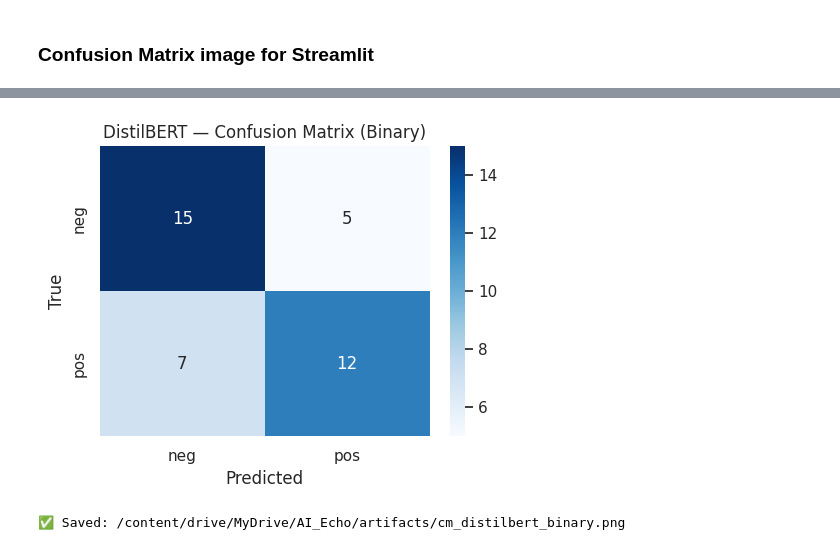
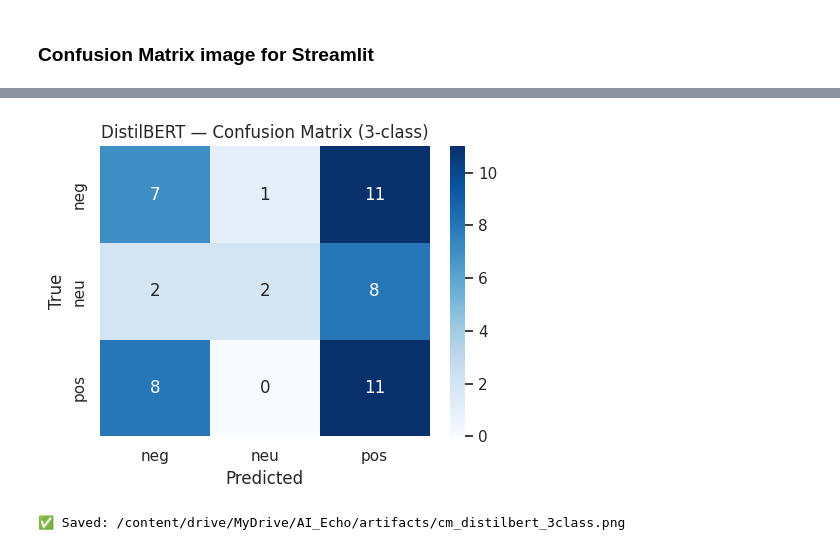
Before and after one commit to Ashwin300501/AI_Echo, a Jupyter notebook: AI_Echo_Sentiment_EDA.ipynb, the cells around one changed output, grey strips where cells are left out. Cells and saved outputs as stored; diff of their text form; code cells hidden in the pictures.

```diff
--- a/AI_Echo_Sentiment_EDA.ipynb
+++ b/AI_Echo_Sentiment_EDA.ipynb
@@ -509,17 +517,21 @@ You should probably TRAIN this model on a down-stream task to be able to use it
 # %%
+train_output = trainer.train()
+eval_res = trainer.evaluate()
+print(eval_res)
+
 trainer.save_model(MODEL_OUT)
 tokenizer.save_pretrained(MODEL_OUT)
 
 import json, os
 metrics = {
-    "accuracy": float(res.get("eval_accuracy", 0)),
-    "f1_weighted": float(res.get("eval_f1_weighted", 0)),
-    "f1_binary": float(res.get("eval_f1_binary", 0)),
+    "accuracy": float(eval_res.get("eval_accuracy", 0)),
+    "f1_weighted": float(eval_res.get("eval_f1_weighted", 0)),
+    "f1_macro": float(eval_res.get("eval_f1_macro", 0)),
     "label_map": label_to_id
 }
-with open(os.path.join(ARTIFACTS, "phase2_metrics_distilbert_binary.json"), "w") as f:
+with open(os.path.join(ARTIFACTS, "phase2_metrics_distilbert_3class.json"), "w") as f:
     json.dump(metrics, f, indent=2)
 
-print("✅ Saved model to:", MODEL_OUT)
-print("✅ Saved metrics to:", os.path.join(ARTIFACTS, "phase2_metrics_distilbert_binary.json"))
+print("✅ Saved model:", MODEL_OUT)
+print("✅ Saved metrics:", f"{ARTIFACTS}/phase2_metrics_distilbert_3class.json")
 # %% [output]
@@ -530,29 +548,26 @@ print("✅ Saved metrics to:", os.path.join(ARTIFACTS, "phase2_metrics_distilber
 # %%
 from sklearn.metrics import confusion_matrix
 import seaborn as sns, matplotlib.pyplot as plt
 
-# Run model predictions
 pred = trainer.predict(val_ds)
 y_true = pred.label_ids
 y_pred = pred.predictions.argmax(-1)
 
-# Compute confusion matrix
-cm = confusion_matrix(y_true, y_pred)
-labels = ["neg", "pos"]
+cm = confusion_matrix(y_true, y_pred, labels=[0,1,2])
+labels_disp = ["neg","neu","pos"]
 
 plt.figure(figsize=(5,4))
 sns.heatmap(cm, annot=True, fmt='g', cmap='Blues',
-            xticklabels=labels, yticklabels=labels)
-plt.xlabel("Predicted")
-plt.ylabel("True")
-plt.title("DistilBERT — Confusion Matrix (Binary)")
+            xticklabels=labels_disp, yticklabels=labels_disp)
+plt.xlabel("Predicted"); plt.ylabel("True")
+plt.title("DistilBERT — Confusion Matrix (3-class)")
 plt.tight_layout()
 
-cm_path = f"{ARTIFACTS}/cm_distilbert_binary.png"
+cm_path = f"{ARTIFACTS}/cm_distilbert_3class.png"
 plt.savefig(cm_path, dpi=150)
 plt.show()
 print("✅ Saved:", cm_path)
 # %% [output]
 [interactive output not drawn]
-[figure, old version]
+[figure, new version]
-✅ Saved: /content/drive/MyDrive/AI_Echo/artifacts/cm_distilbert_binary.png
+✅ Saved: /content/drive/MyDrive/AI_Echo/artifacts/cm_distilbert_3class.png
```
Also changed, not shown: parts of 7 cells of this notebook, 6 other files.
